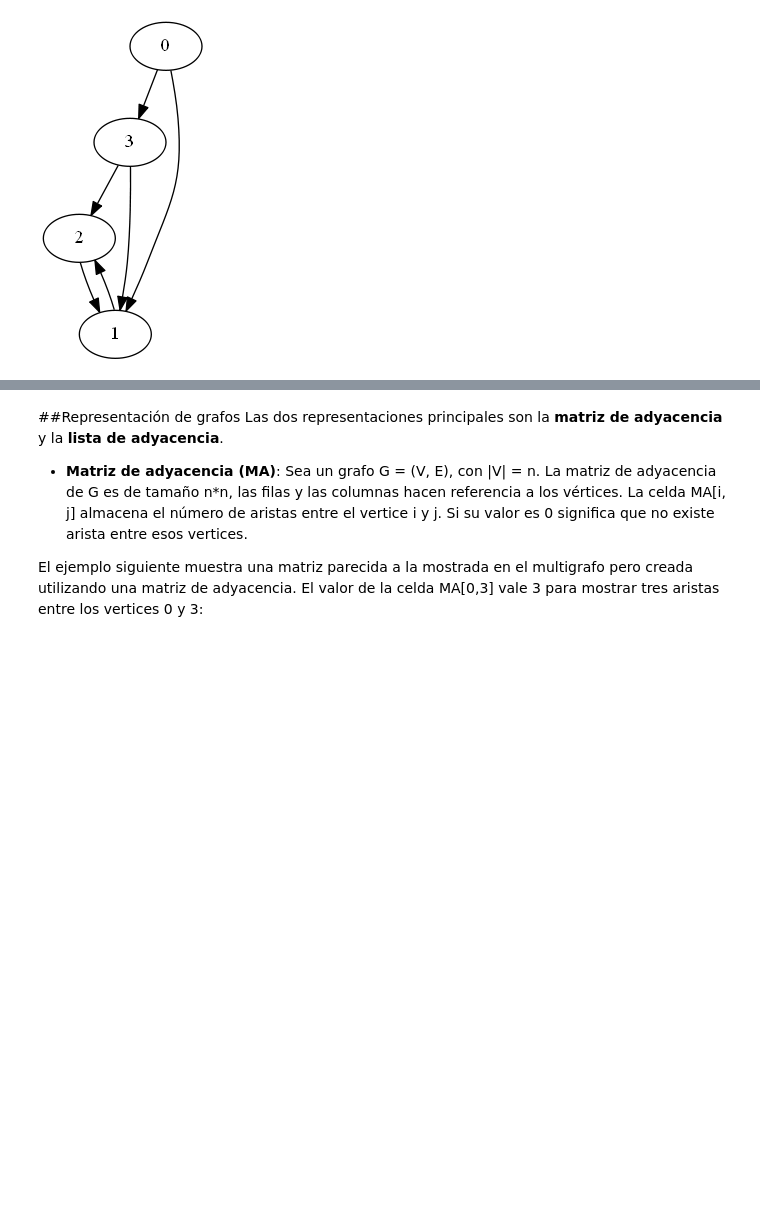
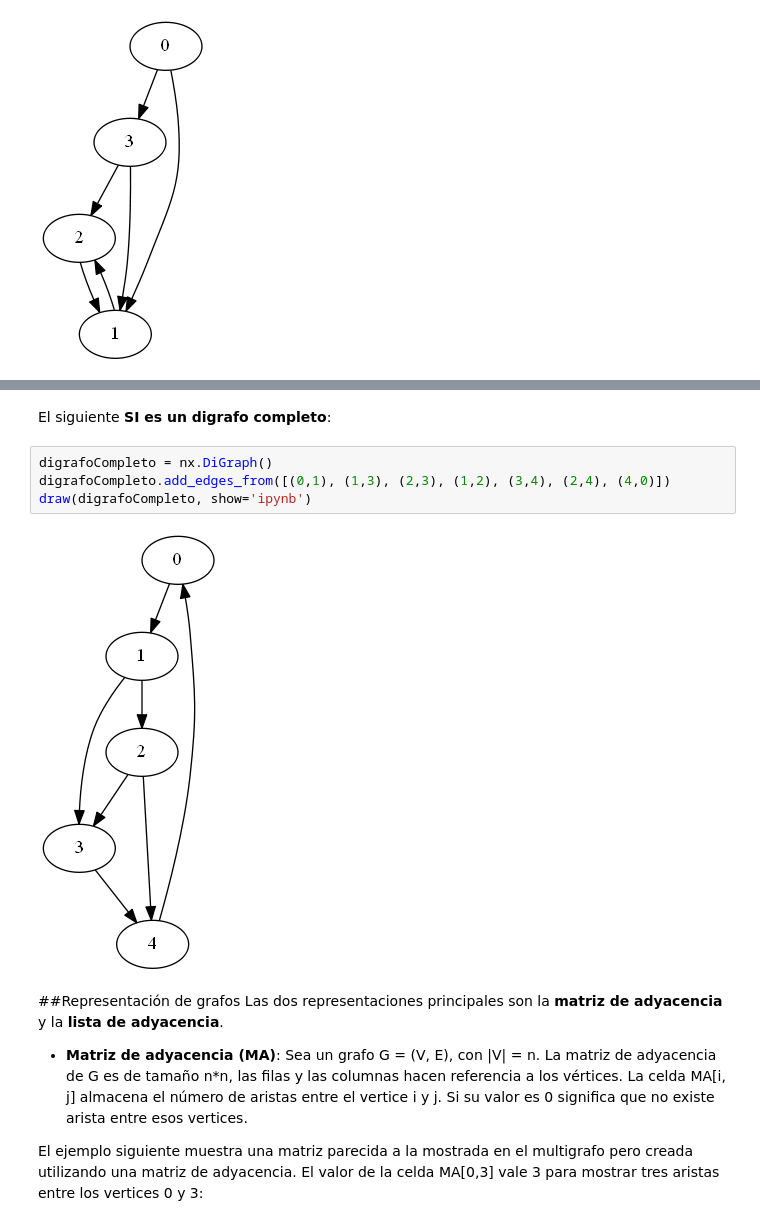
Before and after one commit to adrinfer/Grafos-Jupyter-Notebook, a Jupyter notebook: prueba1.ipynb, the cells around one changed output, grey strips where cells are left out. Cells and saved outputs as stored; diff of their text form; blank space fills up the shorter version.

```diff
--- a/prueba1.ipynb
+++ b/prueba1.ipynb
@@ -102,3 +117,11 @@ draw(digrafo, show='ipynb')
+# %% [markdown]
+El siguiente <b>SI es un digrafo completo</b>:
+# %%
+digrafoCompleto = nx.DiGraph()
+digrafoCompleto.add_edges_from([(0,1), (1,3), (2,3), (1,2), (3,4), (2,4), (4,0)])
+draw(digrafoCompleto, show='ipynb')
+# %% [output]
+[figure, added]
 # %% [markdown]
 ##Representación de grafos
 Las dos representaciones principales son la <b>matriz de adyacencia</b> y la <b>lista de adyacencia</b>.
```
Also changed, not shown: parts of 4 cells of this notebook.
